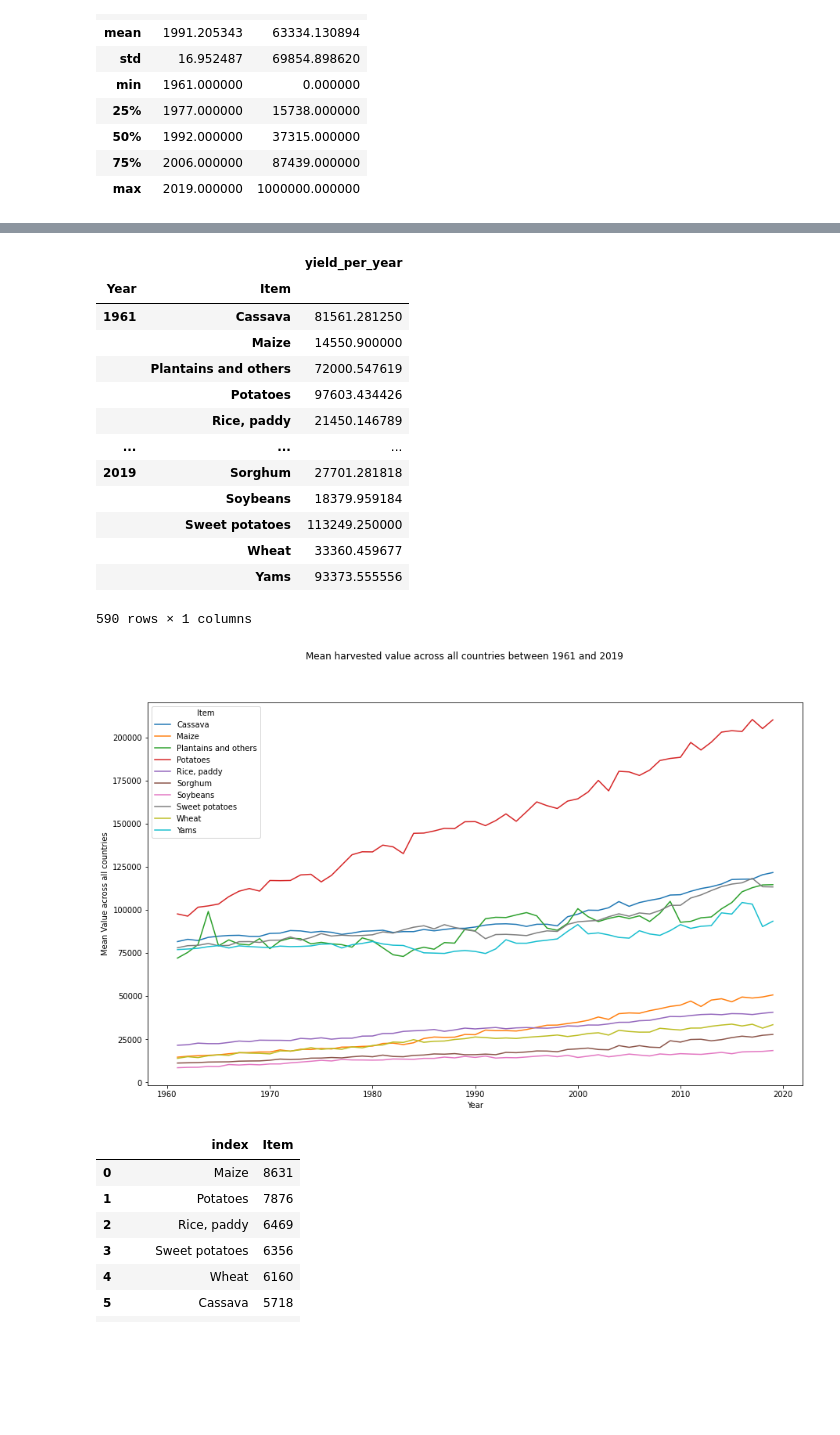
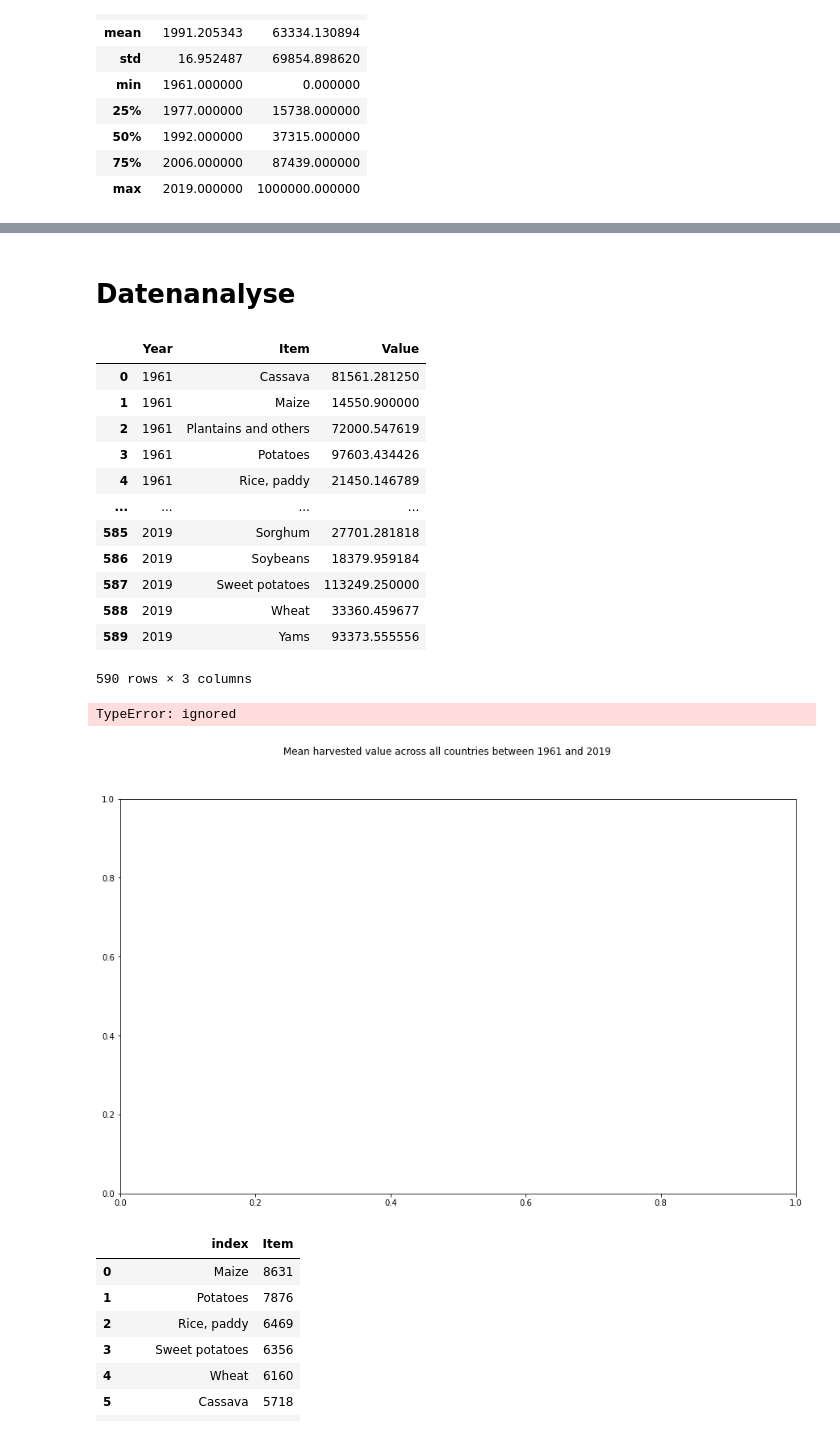
Before and after one commit to Drinkler/Yield-Prediction, a Jupyter notebook: Yield_Prediction.ipynb, the cells around one changed output, grey strips where cells are left out. Drawn from its saved outputs; the diff is of its cells as text; code cells hidden in the pictures; blank space fills up the shorter version.

Commit message:
feat: update data preparation

```diff
--- a/Yield_Prediction.ipynb
+++ b/Yield_Prediction.ipynb
@@ -142,6 +221,3 @@ yield_data.describe()
 | 50% | 1992.000000 | 37315.000000 |
 | 75% | 2006.000000 | 87439.000000 |
 | max | 2019.000000 | 1000000.000000 |
-# %%
-yield_data = yield_data.rename(index=str, columns={"Value": "yield_per_year"})
-yield_data.head()
@@ -177,33 +321,39 @@ temp
+# %% [markdown]
+# Datenanalyse
 # %%
-tdf = temp.groupby(['Year', 'Item']).mean()
-tdf
+yield_mean = yield_data.groupby(['Year', 'Item'], as_index=False).mean()
+yield_mean
 # %% [output]
-|  |  | yield_per_year |
-| Year | Item |  |
-| 1961 | Cassava | 81561.281250 |
-|  | Maize | 14550.900000 |
-|  | Plantains and others | 72000.547619 |
-|  | Potatoes | 97603.434426 |
-|  | Rice, paddy | 21450.146789 |
-| ... | ... | ... |
-| 2019 | Sorghum | 27701.281818 |
-|  | Soybeans | 18379.959184 |
-|  | Sweet potatoes | 113249.250000 |
-|  | Wheat | 33360.459677 |
-|  | Yams | 93373.555556 |
+|  | Year | Item | Value |
+| 0 | 1961 | Cassava | 81561.281250 |
+| 1 | 1961 | Maize | 14550.900000 |
+| 2 | 1961 | Plantains and others | 72000.547619 |
+| 3 | 1961 | Potatoes | 97603.434426 |
+| 4 | 1961 | Rice, paddy | 21450.146789 |
+| ... | ... | ... | ... |
+| 585 | 2019 | Sorghum | 27701.281818 |
+| 586 | 2019 | Soybeans | 18379.959184 |
+| 587 | 2019 | Sweet potatoes | 113249.250000 |
+| 588 | 2019 | Wheat | 33360.459677 |
+| 589 | 2019 | Yams | 93373.555556 |
-590 rows × 1 columns
+590 rows × 3 columns
 # %%
 # plot data
 fig, ax = plt.subplots(figsize=(15,9))
 fig.suptitle('Mean harvested value across all countries between 1961 and 2019')
 
-tdf['yield_per_year'].unstack().plot(ax=ax)
+yield_mean.unstack().plot(ax=ax)
+
+ax.legend(yield_mean['Item'])
+
+#tdf['yield_per_year'].unstack().plot(ax=ax)
 ax.set_ylabel('Mean Value across all countries')
 ax.set_xlabel('Year')
 
 plt.show()
 # %% [output]
+TypeError: ignored
-[figure, old version]
+[figure, new version]
 # %%
 yield_data['Item'].value_counts().to_frame().reset_index()
 # %% [output]
```
Also changed, not shown: parts of 43 cells of this notebook.
